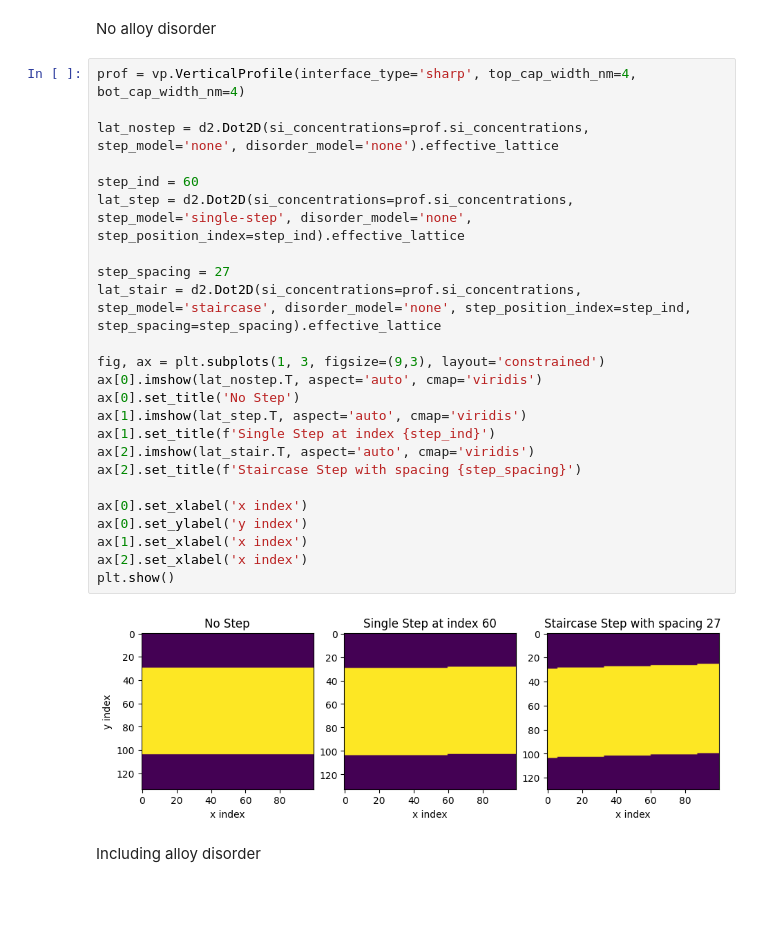
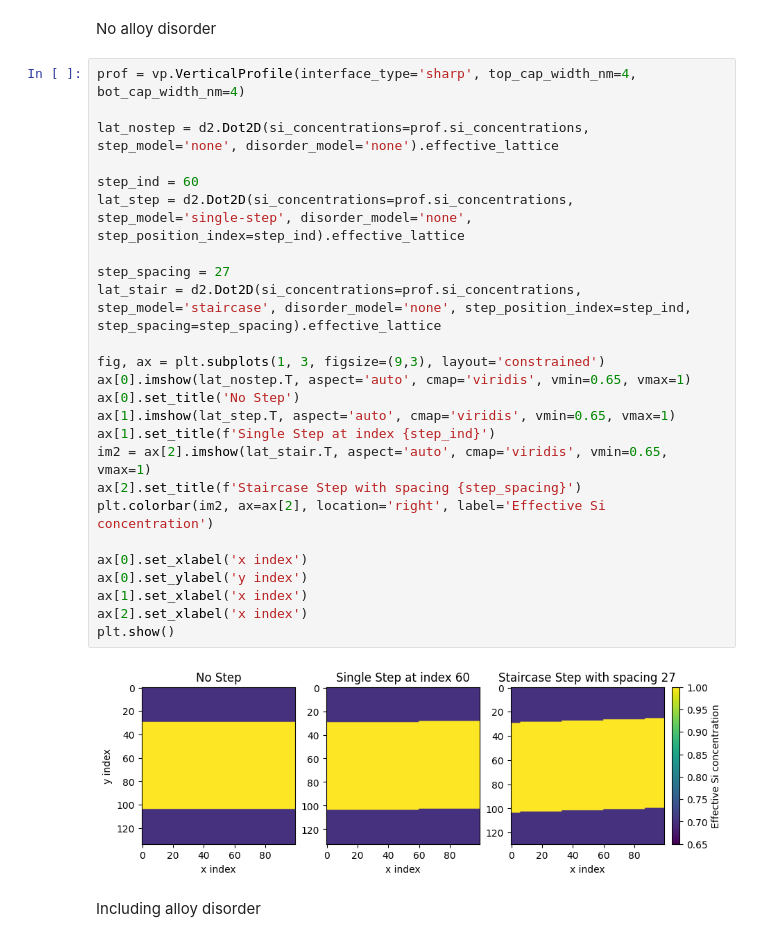
Before and after one commit to merrittlosert/alloy-disorder-sims, a Jupyter notebook: notebooks/2D_heterostructure_test.ipynb, the cells around one changed output. Saved outputs shown, nothing was run; the diff lists cells and outputs as text; blank space fills up the shorter version.

Commit message:
update plotting notebooks

```diff
--- a/notebooks/2D_heterostructure_test.ipynb
+++ b/notebooks/2D_heterostructure_test.ipynb
@@ -10,29 +10,30 @@ No alloy disorder
 # %%
 prof = vp.VerticalProfile(interface_type='sharp', top_cap_width_nm=4, bot_cap_width_nm=4)
 
 lat_nostep = d2.Dot2D(si_concentrations=prof.si_concentrations, step_model='none', disorder_model='none').effective_lattice
 
 step_ind = 60
 lat_step = d2.Dot2D(si_concentrations=prof.si_concentrations, step_model='single-step', disorder_model='none', step_position_index=step_ind).effective_lattice
 
 step_spacing = 27
 lat_stair = d2.Dot2D(si_concentrations=prof.si_concentrations, step_model='staircase', disorder_model='none', step_position_index=step_ind, step_spacing=step_spacing).effective_lattice
 
 fig, ax = plt.subplots(1, 3, figsize=(9,3), layout='constrained')
-ax[0].imshow(lat_nostep.T, aspect='auto', cmap='viridis')
+ax[0].imshow(lat_nostep.T, aspect='auto', cmap='viridis', vmin=0.65, vmax=1)
 ax[0].set_title('No Step')
-ax[1].imshow(lat_step.T, aspect='auto', cmap='viridis')
+ax[1].imshow(lat_step.T, aspect='auto', cmap='viridis', vmin=0.65, vmax=1)
 ax[1].set_title(f'Single Step at index {step_ind}')
-ax[2].imshow(lat_stair.T, aspect='auto', cmap='viridis')
+im2 = ax[2].imshow(lat_stair.T, aspect='auto', cmap='viridis', vmin=0.65, vmax=1)
 ax[2].set_title(f'Staircase Step with spacing {step_spacing}')
+plt.colorbar(im2, ax=ax[2], location='right', label='Effective Si concentration')
 
 ax[0].set_xlabel('x index')
 ax[0].set_ylabel('y index')
 ax[1].set_xlabel('x index')
 ax[2].set_xlabel('x index')
 plt.show()
 # %% [output]
-[figure, old version]
+[figure, new version]
 # %% [markdown]
 Including alloy disorder
 # %%
```
Also changed, not shown: parts of 1 cell of this notebook.
